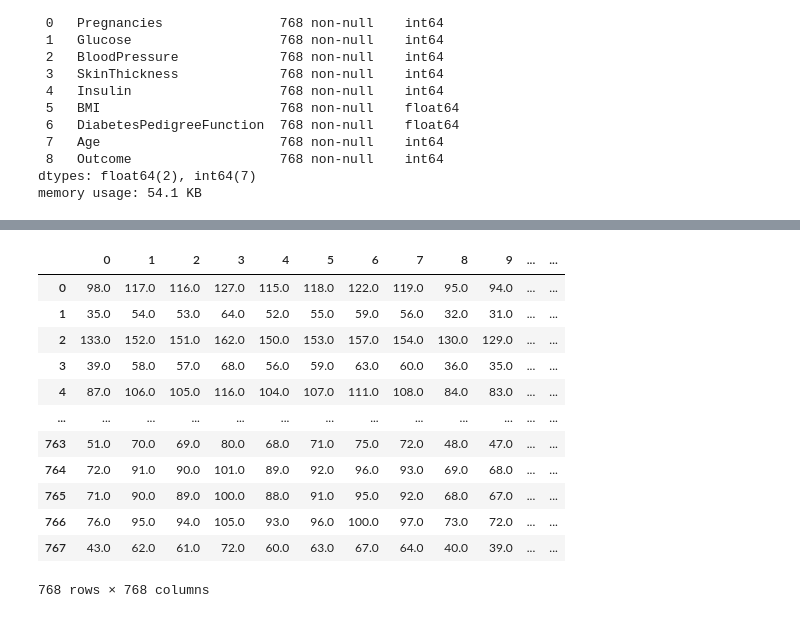
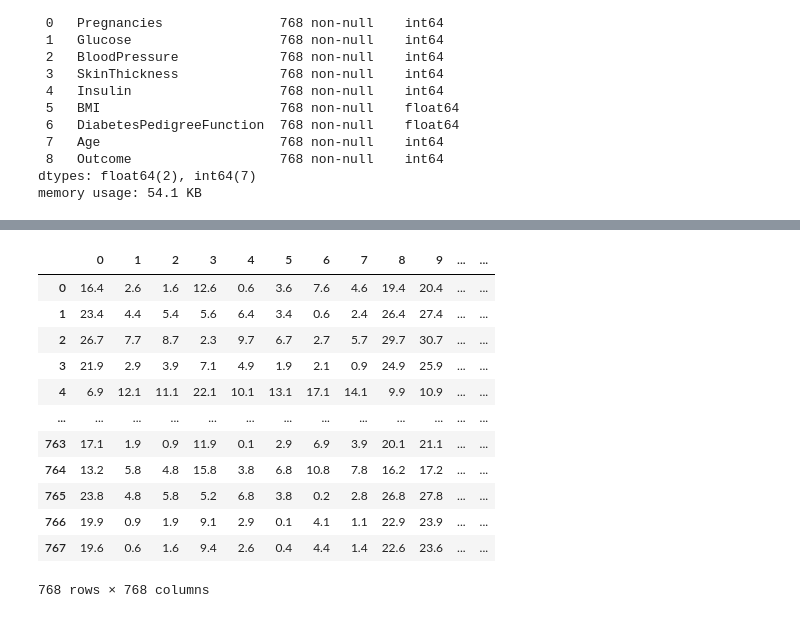
Before and after one commit to Akshat-Raj-Vansh/Data-Mining, a Jupyter notebook: LAB 5/Code/main.ipynb, the cells around one changed output, grey strips where cells are left out. Drawn from its saved outputs; the diff is of its cells as text; code cells hidden in the pictures.

```diff
--- a/LAB 5/Code/main.ipynb
+++ b/LAB 5/Code/main.ipynb
@@ -26,4 +26,4 @@ memory usage: 54.1 KB
 # %%
-data = input_data[['Glucose','Age','Outcome']]
+data = input_data[['BMI','Age','Outcome']]
 data.head()
 # %% [output]
@@ -47,18 +49,18 @@ ax.legend(['Diabetes','No Diabetes'],loc='upper right')
 # %%
 import pandas as pd
 from scipy.spatial import distance_matrix
-pd.DataFrame(distance_matrix(data[['Glucose']], data[['Age']]), index=data.index, columns=data.index)
+pd.DataFrame(distance_matrix(data[['BMI']], data[['Age']]), index=data.index, columns=data.index)
 # %% [output]
 |  | 0 | 1 | 2 | 3 | 4 | 5 | 6 | 7 | 8 | 9 | ... | ... |
-| 0 | 98.0 | 117.0 | 116.0 | 127.0 | 115.0 | 118.0 | 122.0 | 119.0 | 95.0 | 94.0 | ... | ... |
-| 1 | 35.0 | 54.0 | 53.0 | 64.0 | 52.0 | 55.0 | 59.0 | 56.0 | 32.0 | 31.0 | ... | ... |
-| 2 | 133.0 | 152.0 | 151.0 | 162.0 | 150.0 | 153.0 | 157.0 | 154.0 | 130.0 | 129.0 | ... | ... |
-| 3 | 39.0 | 58.0 | 57.0 | 68.0 | 56.0 | 59.0 | 63.0 | 60.0 | 36.0 | 35.0 | ... | ... |
-| 4 | 87.0 | 106.0 | 105.0 | 116.0 | 104.0 | 107.0 | 111.0 | 108.0 | 84.0 | 83.0 | ... | ... |
+| 0 | 16.4 | 2.6 | 1.6 | 12.6 | 0.6 | 3.6 | 7.6 | 4.6 | 19.4 | 20.4 | ... | ... |
+| 1 | 23.4 | 4.4 | 5.4 | 5.6 | 6.4 | 3.4 | 0.6 | 2.4 | 26.4 | 27.4 | ... | ... |
+| 2 | 26.7 | 7.7 | 8.7 | 2.3 | 9.7 | 6.7 | 2.7 | 5.7 | 29.7 | 30.7 | ... | ... |
+| 3 | 21.9 | 2.9 | 3.9 | 7.1 | 4.9 | 1.9 | 2.1 | 0.9 | 24.9 | 25.9 | ... | ... |
+| 4 | 6.9 | 12.1 | 11.1 | 22.1 | 10.1 | 13.1 | 17.1 | 14.1 | 9.9 | 10.9 | ... | ... |
 | ... | ... | ... | ... | ... | ... | ... | ... | ... | ... | ... | ... | ... |
-| 763 | 51.0 | 70.0 | 69.0 | 80.0 | 68.0 | 71.0 | 75.0 | 72.0 | 48.0 | 47.0 | ... | ... |
-| 764 | 72.0 | 91.0 | 90.0 | 101.0 | 89.0 | 92.0 | 96.0 | 93.0 | 69.0 | 68.0 | ... | ... |
-| 765 | 71.0 | 90.0 | 89.0 | 100.0 | 88.0 | 91.0 | 95.0 | 92.0 | 68.0 | 67.0 | ... | ... |
-| 766 | 76.0 | 95.0 | 94.0 | 105.0 | 93.0 | 96.0 | 100.0 | 97.0 | 73.0 | 72.0 | ... | ... |
-| 767 | 43.0 | 62.0 | 61.0 | 72.0 | 60.0 | 63.0 | 67.0 | 64.0 | 40.0 | 39.0 | ... | ... |
+| 763 | 17.1 | 1.9 | 0.9 | 11.9 | 0.1 | 2.9 | 6.9 | 3.9 | 20.1 | 21.1 | ... | ... |
+| 764 | 13.2 | 5.8 | 4.8 | 15.8 | 3.8 | 6.8 | 10.8 | 7.8 | 16.2 | 17.2 | ... | ... |
+| 765 | 23.8 | 4.8 | 5.8 | 5.2 | 6.8 | 3.8 | 0.2 | 2.8 | 26.8 | 27.8 | ... | ... |
+| 766 | 19.9 | 0.9 | 1.9 | 9.1 | 2.9 | 0.1 | 4.1 | 1.1 | 22.9 | 23.9 | ... | ... |
+| 767 | 19.6 | 0.6 | 1.6 | 9.4 | 2.6 | 0.4 | 4.4 | 1.4 | 22.6 | 23.6 | ... | ... |
 768 rows × 768 columns
```
Also changed, not shown: parts of 14 cells of this notebook.
